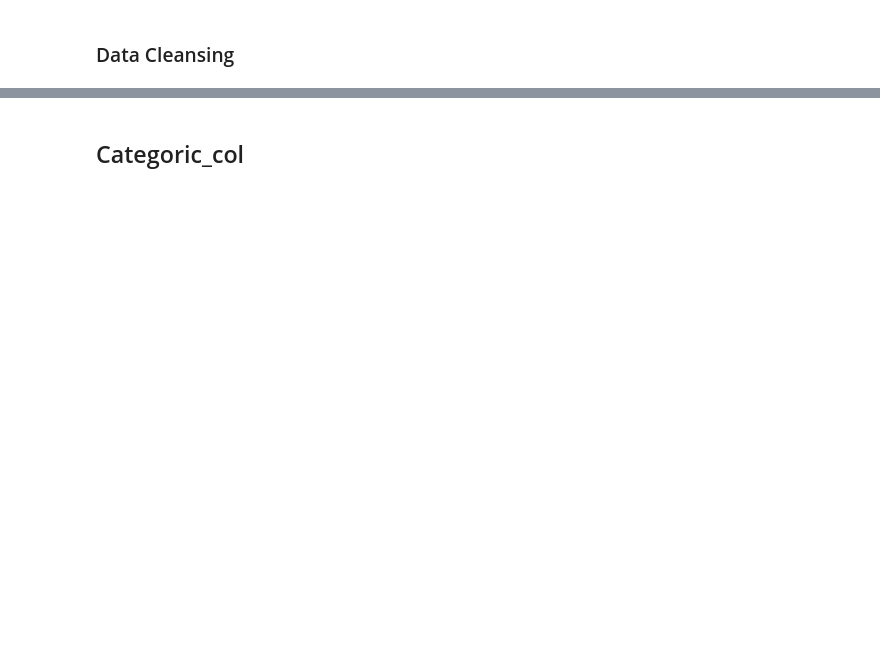
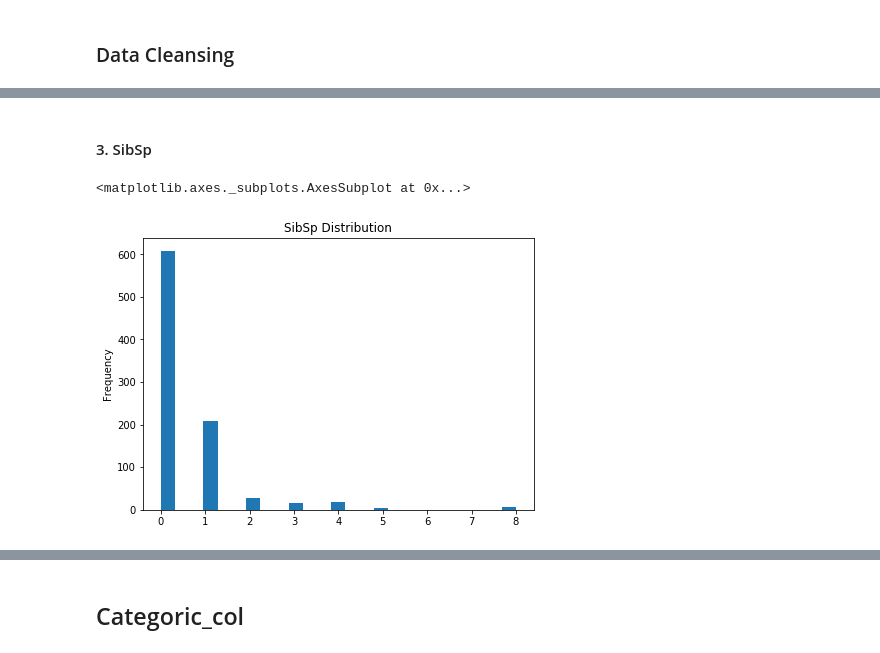
Before and after one commit to alamhanz/hanz_kaggle, a Jupyter notebook: 1_Titanic_Data_Set/notebook/0_Titanic_Exploration.ipynb, the cells around one changed output, grey strips where cells are left out. Saved outputs shown, nothing was run; the diff lists cells and outputs as text; code cells hidden in the pictures; blank space fills up the shorter version.

```diff
--- a/1_Titanic_Data_Set/notebook/0_Titanic_Exploration.ipynb
+++ b/1_Titanic_Data_Set/notebook/0_Titanic_Exploration.ipynb
@@ -199,0 +229,7 @@ sns.__version__
+# %% [markdown]
+#### 3. SibSp
+# %%
+ti_train['SibSp'].plot(kind="hist",bins=25,figsize=(7,5),title="SibSp Distribution")
+# %% [output]
+<matplotlib.axes._subplots.AxesSubplot at 0x...>
+[figure, added]
```
Also changed, not shown: parts of 63 cells of this notebook.
